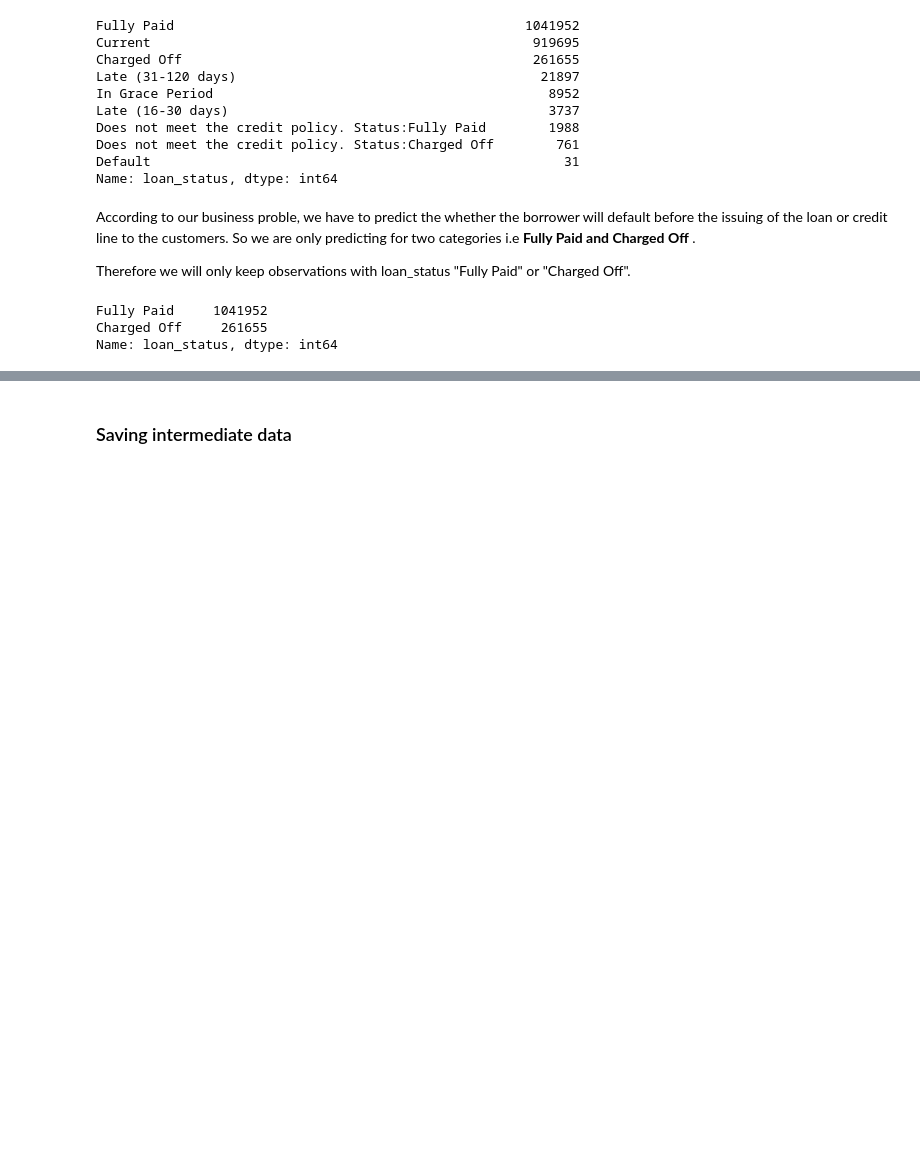
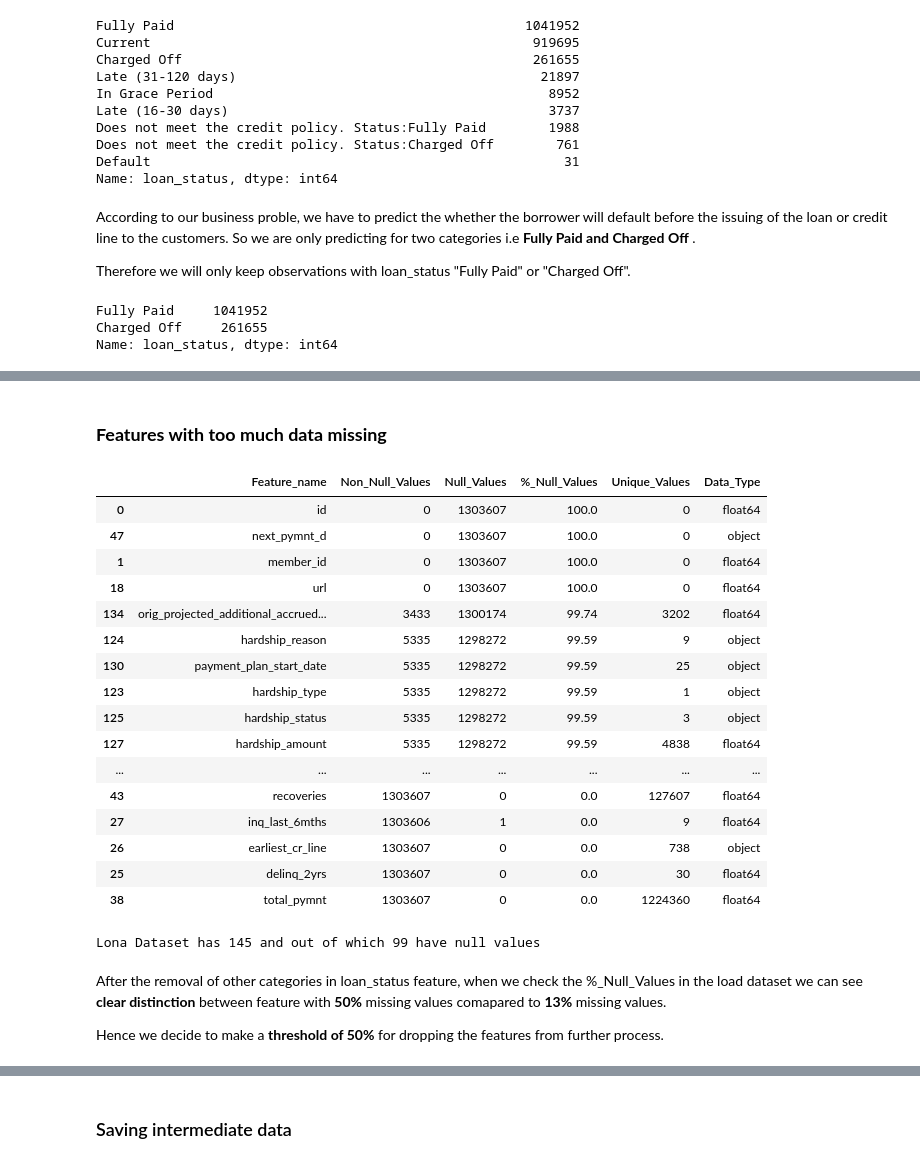
Before and after one commit to Singhal-Piyush/credit-risk-probability-default-model, a Jupyter notebook: 01_credit_risk_data_exploration.ipynb, the cells around one changed output, grey strips where cells are left out. Saved outputs shown, nothing was run; the diff lists cells and outputs as text; code cells hidden in the pictures; blank space fills up the shorter version.

```diff
--- a/01_credit_risk_data_exploration.ipynb
+++ b/01_credit_risk_data_exploration.ipynb
@@ -326,0 +335,30 @@ We will move with Feature Selection and EDA in the below section
+# %% [markdown]
+### **Features with too much data missing**
+# %%
+dataset_meta_desc.sort_values(by = '%_Null_Values', ascending = False)
+# %% [output]
+|  | Feature_name | Non_Null_Values | Null_Values | %_Null_Values | Unique_Values | Data_Type |
+| 0 | id | 0 | 1303607 | 100.0 | 0 | float64 |
+| 47 | next_pymnt_d | 0 | 1303607 | 100.0 | 0 | object |
+| 1 | member_id | 0 | 1303607 | 100.0 | 0 | float64 |
+| 18 | url | 0 | 1303607 | 100.0 | 0 | float64 |
+| 134 | orig_projected_additional_accrued... | 3433 | 1300174 | 99.74 | 3202 | float64 |
+| 124 | hardship_reason | 5335 | 1298272 | 99.59 | 9 | object |
+| 130 | payment_plan_start_date | 5335 | 1298272 | 99.59 | 25 | object |
+| 123 | hardship_type | 5335 | 1298272 | 99.59 | 1 | object |
+| 125 | hardship_status | 5335 | 1298272 | 99.59 | 3 | object |
+| 127 | hardship_amount | 5335 | 1298272 | 99.59 | 4838 | float64 |
+| ... | ... | ... | ... | ... | ... | ... |
+| 43 | recoveries | 1303607 | 0 | 0.0 | 127607 | float64 |
+| 27 | inq_last_6mths | 1303606 | 1 | 0.0 | 9 | float64 |
+| 26 | earliest_cr_line | 1303607 | 0 | 0.0 | 738 | object |
+| 25 | delinq_2yrs | 1303607 | 0 | 0.0 | 30 | float64 |
+| 38 | total_pymnt | 1303607 | 0 | 0.0 | 1224360 | float64 |
+# %%
+print(f"Lona Dataset has {dataset_meta_desc.shape[0]} and out of which {dataset_meta_desc[dataset_meta_desc['%_Null_Values']>0].shape[0]} have null values")
+# %% [output]
+Lona Dataset has 145 and out of which 99 have null values
+# %% [markdown]
+ After the removal of other categories in loan_status feature, when we check the %_Null_Values in the load dataset we can see **clear distinction** between feature with **50%** missing values comapared to **13%** missing values.
+
+ Hence we decide to make a **threshold of 50%** for dropping the features from further process.
```
Also changed, not shown: parts of 29 cells of this notebook, 2 other files.
